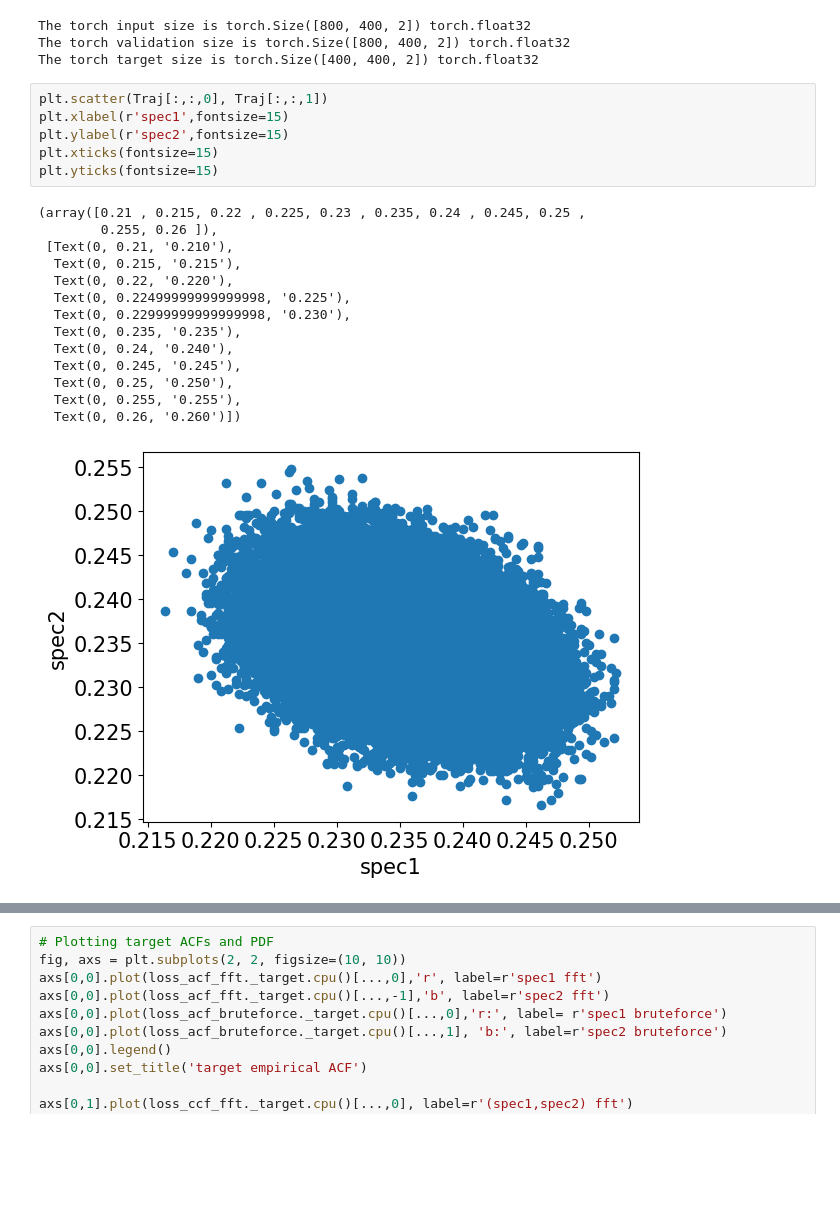
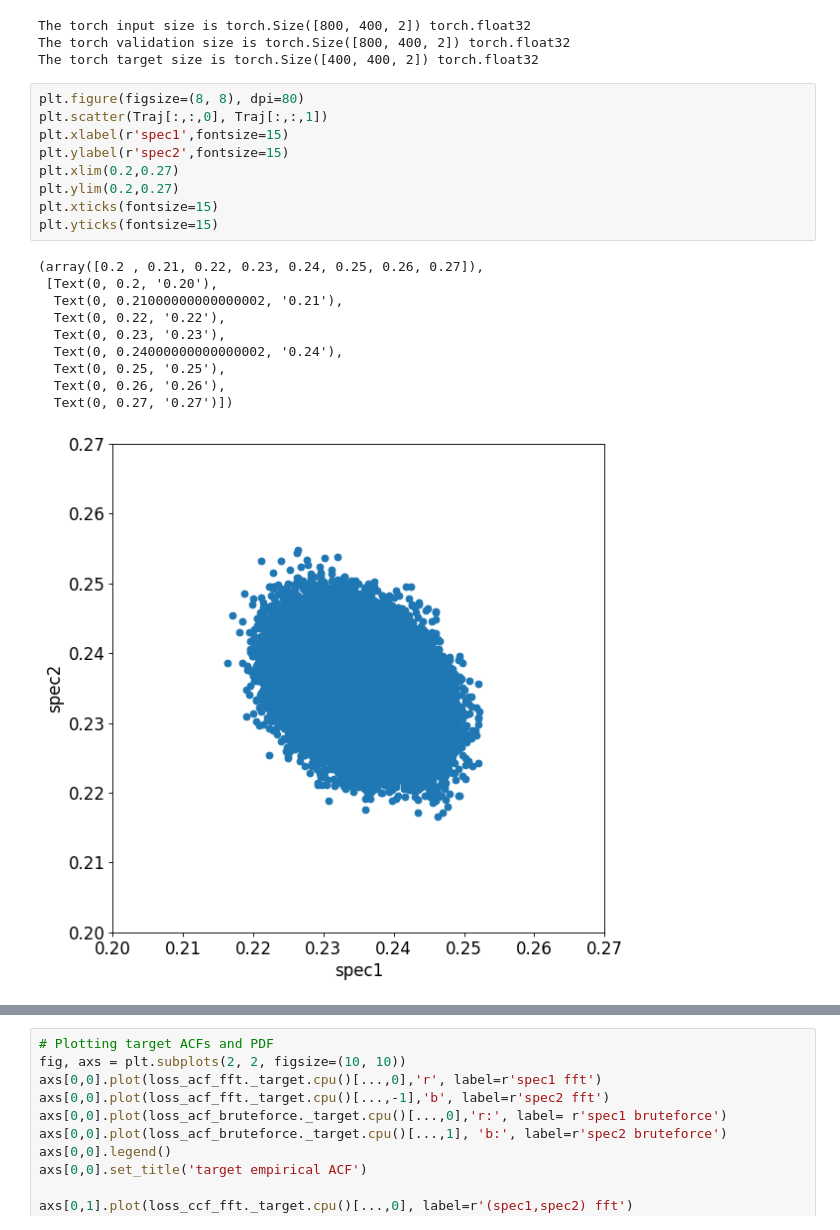
Before and after one commit to Zihan-Xu527/Multidimensional-SINN, a Jupyter notebook: KMC/SINN-KMC_periodic_2d_disads_2spec.ipynb, the cells around one changed output, grey strips where cells are left out. Drawn from its saved outputs; the diff is of its cells as text; blank space fills up the shorter version.

```diff
--- a/KMC/SINN-KMC_periodic_2d_disads_2spec.ipynb
+++ b/KMC/SINN-KMC_periodic_2d_disads_2spec.ipynb
@@ -163,26 +163,25 @@ The torch input size is torch.Size([800, 400, 2]) torch.float32
 The torch validation size is torch.Size([800, 400, 2]) torch.float32
 The torch target size is torch.Size([400, 400, 2]) torch.float32
 # %%
+plt.figure(figsize=(8, 8), dpi=80)
 plt.scatter(Traj[:,:,0], Traj[:,:,1])
 plt.xlabel(r'spec1',fontsize=15)
 plt.ylabel(r'spec2',fontsize=15)
+plt.xlim(0.2,0.27)
+plt.ylim(0.2,0.27)
 plt.xticks(fontsize=15)
 plt.yticks(fontsize=15)
 # %% [output]
-(array([0.21 , 0.215, 0.22 , 0.225, 0.23 , 0.235, 0.24 , 0.245, 0.25 ,
-        0.255, 0.26 ]),
- [Text(0, 0.21, '0.210'),
-  Text(0, 0.215, '0.215'),
-  Text(0, 0.22, '0.220'),
-  Text(0, 0.22499999999999998, '0.225'),
-  Text(0, 0.22999999999999998, '0.230'),
-  Text(0, 0.235, '0.235'),
-  Text(0, 0.24, '0.240'),
-  Text(0, 0.245, '0.245'),
-  Text(0, 0.25, '0.250'),
-  Text(0, 0.255, '0.255'),
-  Text(0, 0.26, '0.260')])
+(array([0.2 , 0.21, 0.22, 0.23, 0.24, 0.25, 0.26, 0.27]),
+ [Text(0, 0.2, '0.20'),
+  Text(0, 0.21000000000000002, '0.21'),
+  Text(0, 0.22, '0.22'),
+  Text(0, 0.23, '0.23'),
+  Text(0, 0.24000000000000002, '0.24'),
+  Text(0, 0.25, '0.25'),
+  Text(0, 0.26, '0.26'),
+  Text(0, 0.27, '0.27')])
-[figure, old version]
+[figure, new version]
 # %%
 # Defining Loss functions
 LAGS = 400
```
Also changed, not shown: parts of 18 cells of this notebook, 1 other file.
